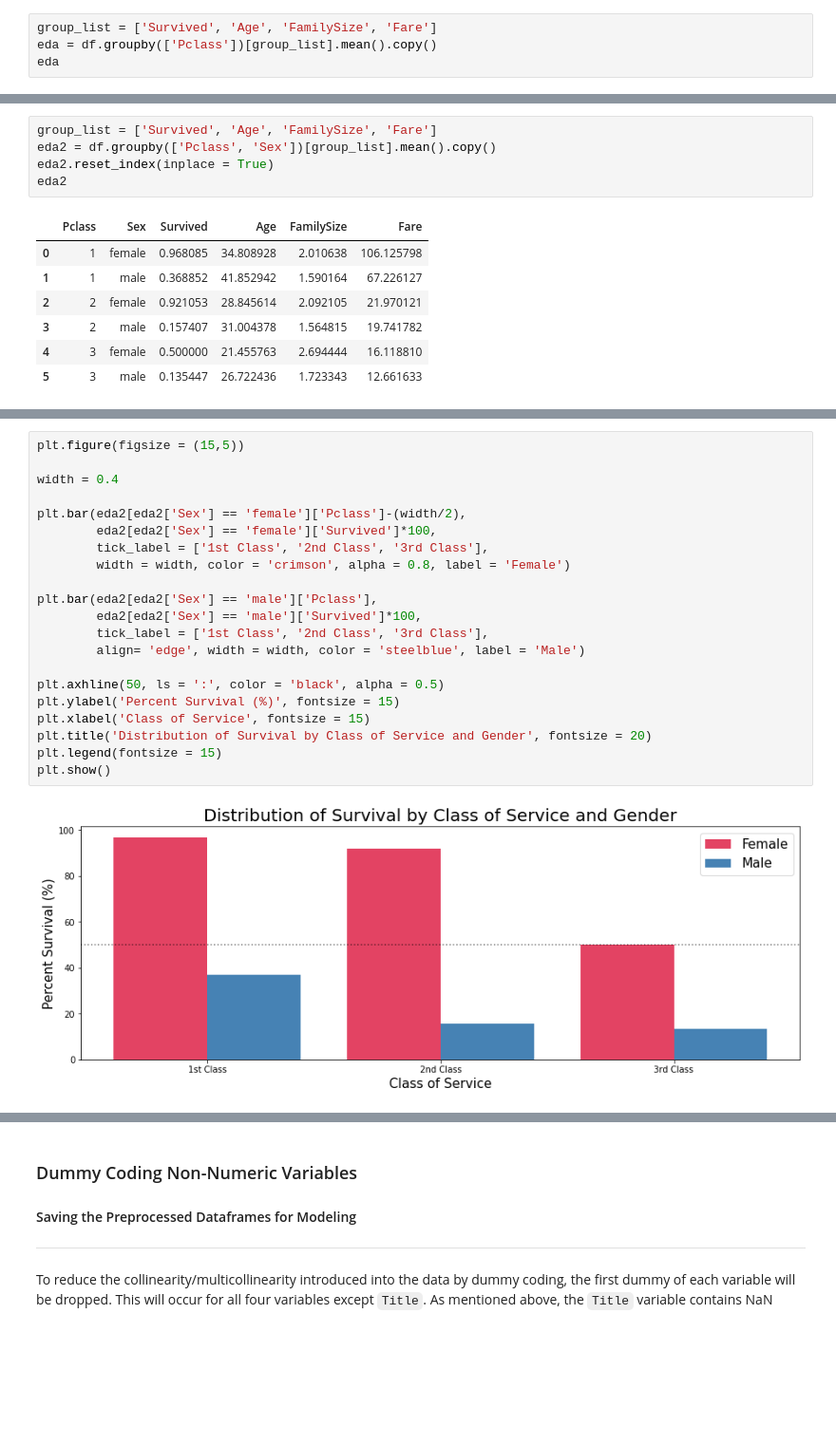
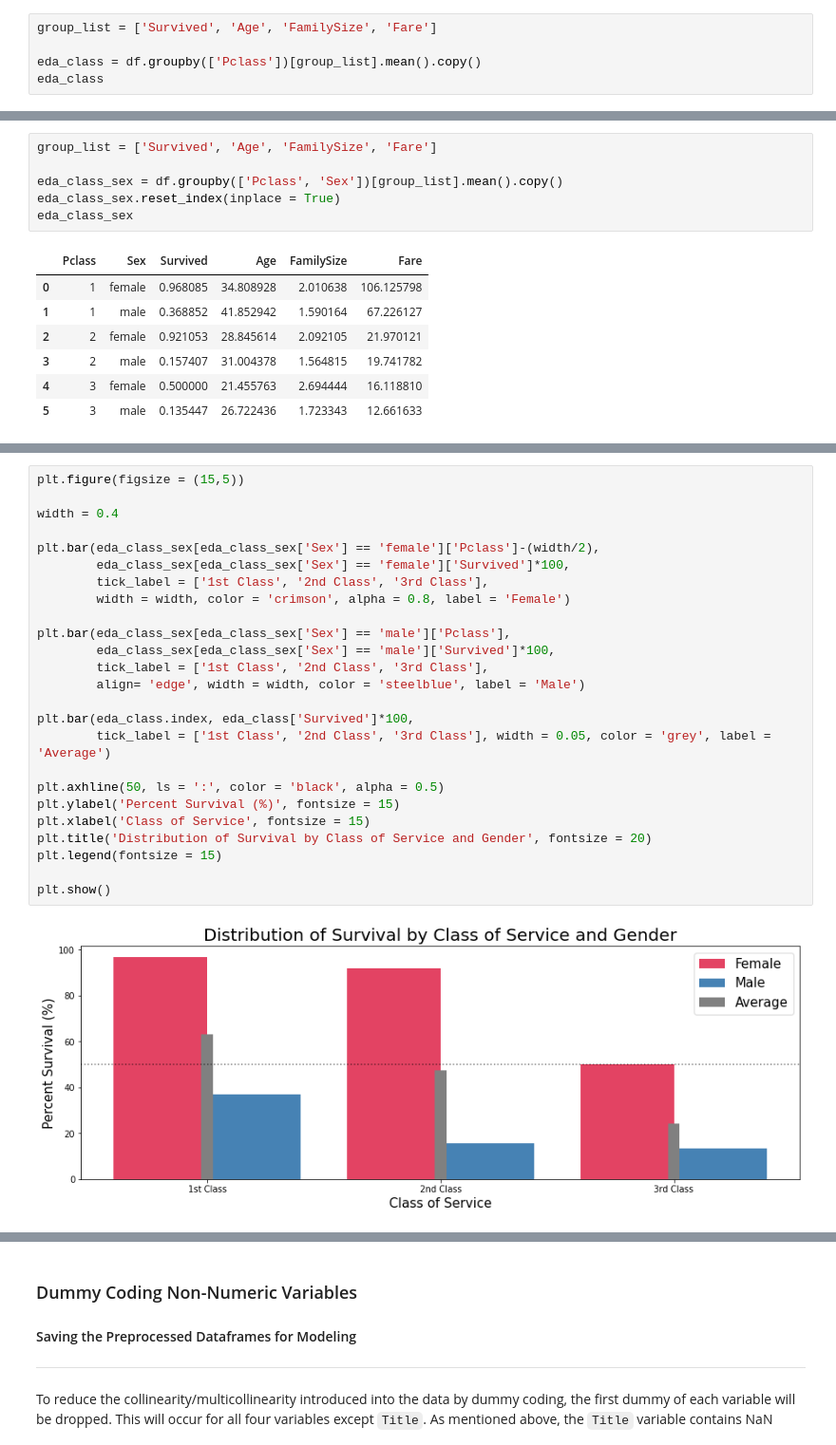
Before and after one commit to ddiston/Kaggle_Titanic, a Jupyter notebook: 01-Titanic_Preprocessing.ipynb, the cells around one changed output, grey strips where cells are left out. Shown at 95% size. Drawn from its saved outputs; the diff is of its cells as text; blank space fills up the shorter version.

Commit message:
addition of more visuals in eda/visualization section

```diff
--- a/01-Titanic_Preprocessing.ipynb
+++ b/01-Titanic_Preprocessing.ipynb
@@ -905,7 +956,8 @@ embarked
 # %%
 group_list = ['Survived', 'Age', 'FamilySize', 'Fare']
-eda = df.groupby(['Pclass'])[group_list].mean().copy()
-eda
+
+eda_class = df.groupby(['Pclass'])[group_list].mean().copy()
+eda_class
 # %% [output]
 |  | Survived | Age | FamilySize | Fare |
 | Pclass |  |  |  |  |
@@ -914,9 +966,10 @@ eda
 | 3 | 0.242363 | 25.177832 | 2.008147 | 13.675550 |
 # %%
 group_list = ['Survived', 'Age', 'FamilySize', 'Fare']
-eda2 = df.groupby(['Pclass', 'Sex'])[group_list].mean().copy()
-eda2.reset_index(inplace = True)
-eda2
+
+eda_class_sex = df.groupby(['Pclass', 'Sex'])[group_list].mean().copy()
+eda_class_sex.reset_index(inplace = True)
+eda_class_sex
 # %% [output]
 |  | Pclass | Sex | Survived | Age | FamilySize | Fare |
 | 0 | 1 | female | 0.968085 | 34.808928 | 2.010638 | 106.125798 |
@@ -939,23 +995,27 @@ plt.show()
 # %%
 plt.figure(figsize = (15,5))
 
 width = 0.4
 
-plt.bar(eda2[eda2['Sex'] == 'female']['Pclass']-(width/2),
-        eda2[eda2['Sex'] == 'female']['Survived']*100,
+plt.bar(eda_class_sex[eda_class_sex['Sex'] == 'female']['Pclass']-(width/2),
+        eda_class_sex[eda_class_sex['Sex'] == 'female']['Survived']*100,
         tick_label = ['1st Class', '2nd Class', '3rd Class'],
         width = width, color = 'crimson', alpha = 0.8, label = 'Female')
 
-plt.bar(eda2[eda2['Sex'] == 'male']['Pclass'],
-        eda2[eda2['Sex'] == 'male']['Survived']*100,
+plt.bar(eda_class_sex[eda_class_sex['Sex'] == 'male']['Pclass'],
+        eda_class_sex[eda_class_sex['Sex'] == 'male']['Survived']*100,
         tick_label = ['1st Class', '2nd Class', '3rd Class'],
         align= 'edge', width = width, color = 'steelblue', label = 'Male')
+
+plt.bar(eda_class.index, eda_class['Survived']*100,
+        tick_label = ['1st Class', '2nd Class', '3rd Class'], width = 0.05, color = 'grey', label = 'Average')
 
 plt.axhline(50, ls = ':', color = 'black', alpha = 0.5)
 plt.ylabel('Percent Survival (%)', fontsize = 15)
 plt.xlabel('Class of Service', fontsize = 15)
 plt.title('Distribution of Survival by Class of Service and Gender', fontsize = 20)
 plt.legend(fontsize = 15)
+
 plt.show()
 # %% [output]
-[figure, old version]
+[figure, new version]
```
Also changed, not shown: parts of 9 cells of this notebook.
